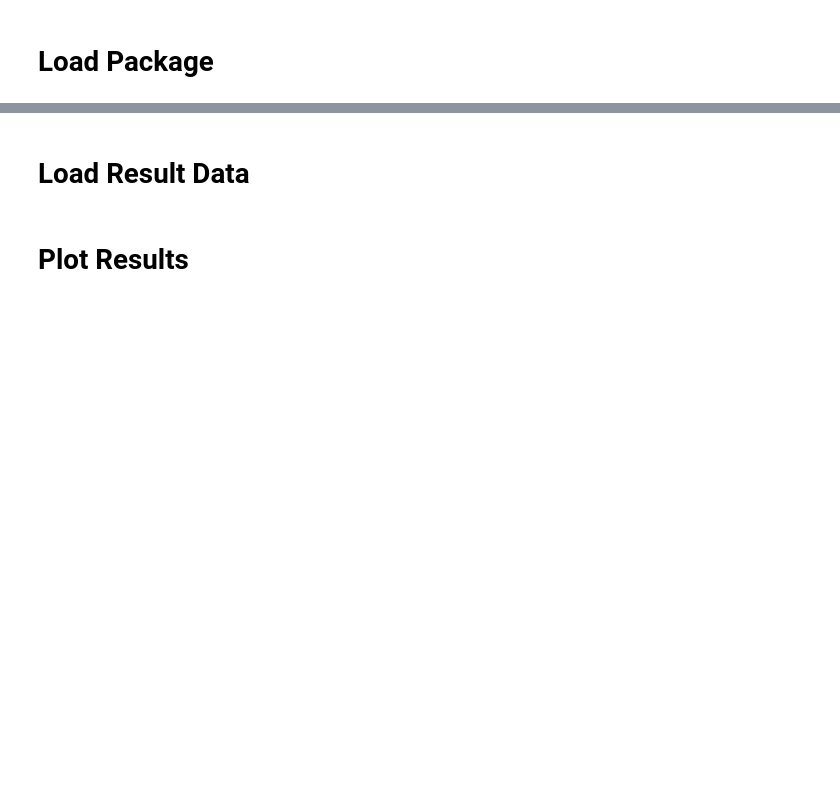
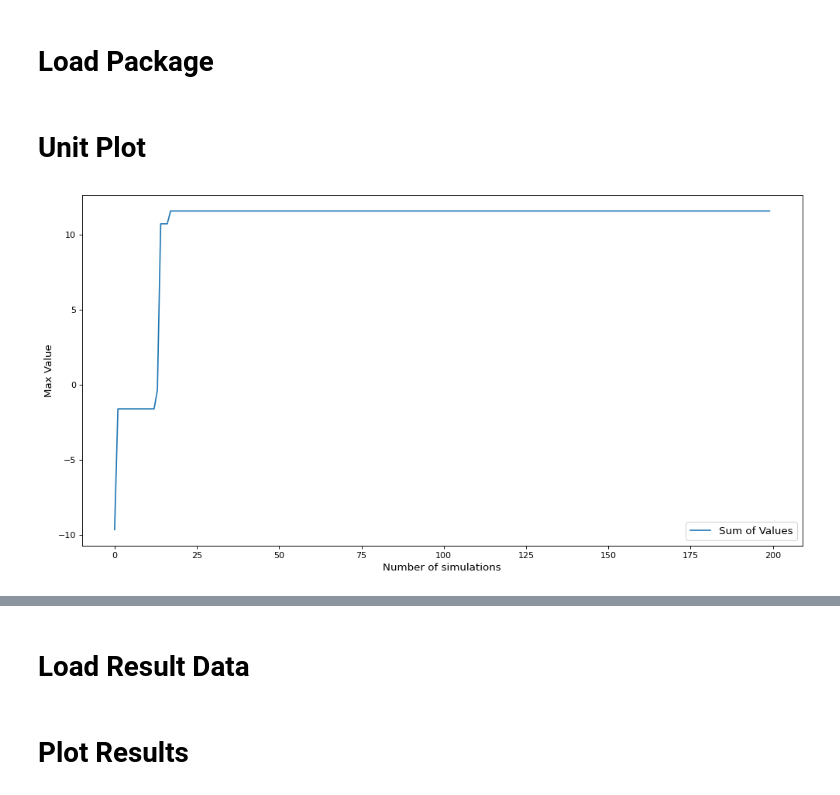
Before and after one commit to jdj2261/pytamp, a Jupyter notebook: results/benchmark1_result.ipynb, the cells around one changed output, grey strips where cells are left out. Saved outputs shown, nothing was run; the diff lists cells and outputs as text; code cells hidden in the pictures; blank space fills up the shorter version.

Commit message:
Modified benchmark1_resul

```diff
--- a/results/benchmark1_result.ipynb
+++ b/results/benchmark1_result.ipynb
@@ -7,0 +15,30 @@ from pykin.utils import plot_utils as p_utils
+# %% [markdown]
+# Unit Plot
+# %%
+seed=3
+budgets = 200
+end_num = 0
+algo = "bai_perturb"
+filename = f'benchmark1_result/benchmark1_test_algo({algo})_budget({budgets})_seed({seed})_{end_num}.npy'
+
+perturb_final_level_1_values = []
+perturb_final_level_2_values = []
+perturb_final_pnp_all_joint_paths = []
+
+with open(filename,'rb') as f:
+    data_for_seed = np.load(f, allow_pickle=True)
+    perturb_final_level_1_values.append(data_for_seed['level_1_values'])
+    perturb_final_level_2_values.append(data_for_seed['level_2_values'])
+    perturb_final_pnp_all_joint_paths.append(data_for_seed['pnp_all_joint_paths'])
+
+# mean_level_1_values = np.mean(final_level_1_values[0], axis=0)
+fig, ax = p_utils.init_2d_figure("test")
+p_utils.plot_values(
+    ax,
+    perturb_final_level_1_values[0][2],
+    label="Sum of Values",
+    title="Benchamrk1_Level_1",
+    save_dir_name='benchmark1_result',
+    is_save=False)
+# %% [output]
+[figure, added]
```
Also changed, not shown: parts of 8 cells of this notebook, 4 other files.
